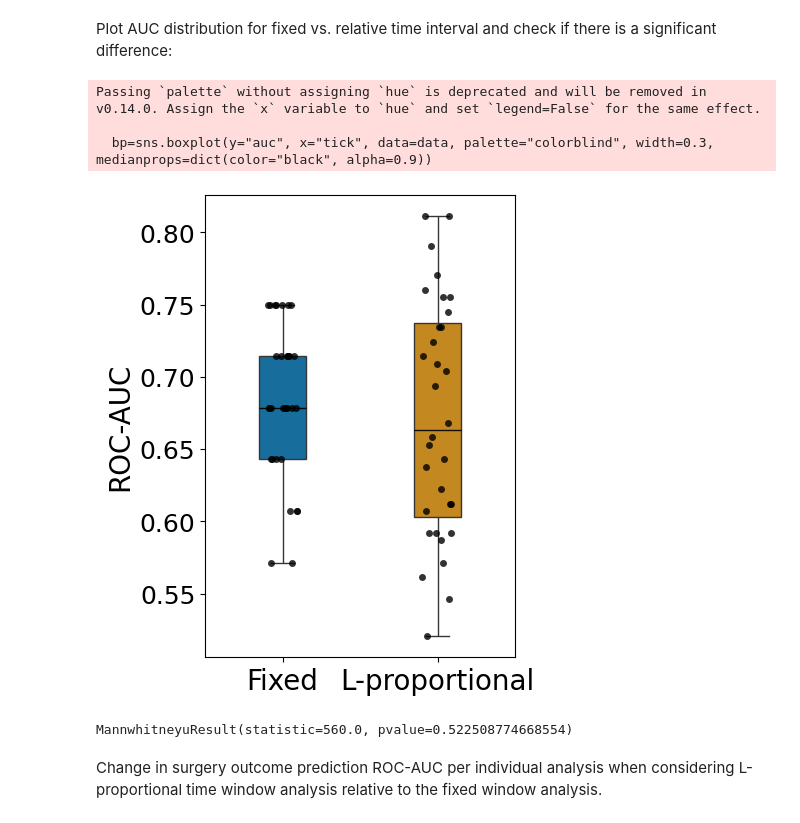
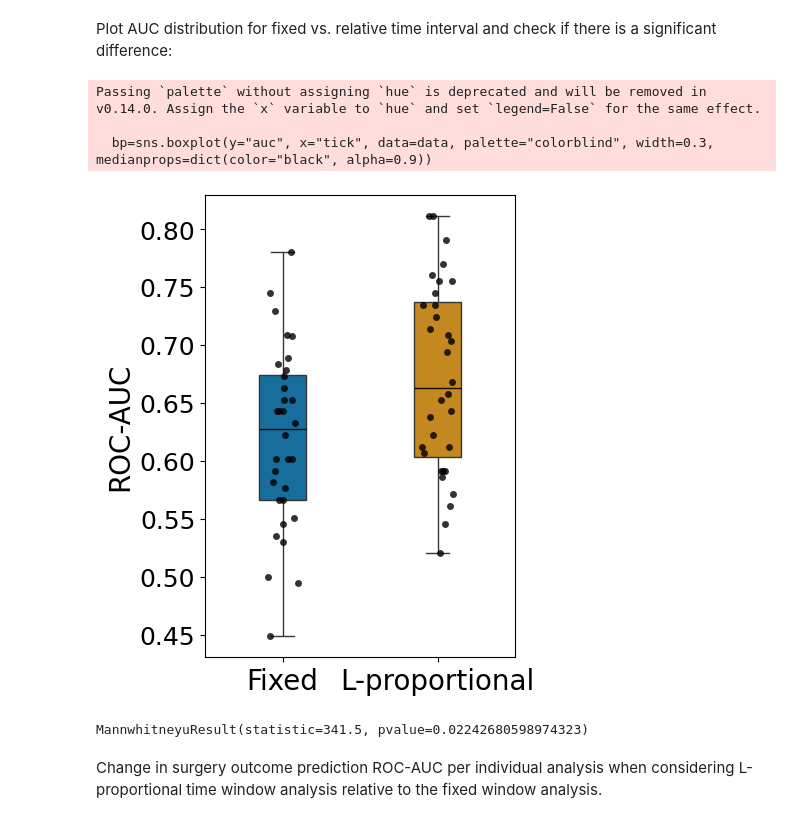
Before and after one commit to ivkarla/connectivity_change, a Jupyter notebook: notebooks/fixedL_transition_stats.ipynb, the cells around one changed output. Cells and saved outputs as stored; diff of their text form; code cells hidden in the pictures.

```diff
--- a/notebooks/fixedL_transition_stats.ipynb
+++ b/notebooks/fixedL_transition_stats.ipynb
@@ -63,42 +63,42 @@ Sigma = 114.20745952652496
 # %% [markdown]
 Plot AUC distribution for fixed vs. relative time interval and check if there is a significant difference:
 # %%
-fixed = pd.read_excel(main_folder + "AUC/AUC_percentage_NSfixed27.xlsx")
+fixed = pd.read_excel(main_folder + "1cm_rocauc_results_ns27.xlsx")
 relative = pd.read_excel(main_folder + "1cm_rocauc_results.xlsx")
 
 relative = relative[relative["WOI"]=="NS"]
 
 # Plot AUC distribution for fixed vs. relative time interval
 fauc = list(fixed["AUC"])
 rauc = list(relative["AUC"])
 ticks = ["FIXED"]*len(fauc)+["RELATIVE"]*len(rauc)
 
 data = {"auc":fauc+rauc,"tick":ticks}
 
 plt.figure(figsize=(4, 6))
 
 bp=sns.boxplot(y="auc", x="tick", data=data, palette="colorblind", width=0.3, medianprops=dict(color="black", alpha=0.9))
 bp=sns.stripplot(y="auc", x="tick", data=data, jitter=True, dodge=True, marker="o", alpha=0.8, color="black")
 
 plt.ylabel("ROC-AUC", size=20)
 plt.xlabel("")
 plt.yticks(fontsize=18)
 plt.xticks([0,1], ["Fixed", "L-proportional"], fontsize=20)
 plt.show()
 
 # P value
 t=0
 if shapiro(fauc)[1]<0.05 and shapiro(rauc)[1]<0.05:
     t=ttest_ind(fauc,rauc)
 else:
     t=mannwhitneyu(fauc,rauc,alternative="two-sided")
 print(t)
 # %% [output]
 Passing `palette` without assigning `hue` is deprecated and will be removed in v0.14.0. Assign the `x` variable to `hue` and set `legend=False` for the same effect.
 
   bp=sns.boxplot(y="auc", x="tick", data=data, palette="colorblind", width=0.3, medianprops=dict(color="black", alpha=0.9))
-[figure, old version]
+[figure, new version]
-MannwhitneyuResult(statistic=560.0, pvalue=0.522508774668554)
+MannwhitneyuResult(statistic=341.5, pvalue=0.02242680598974323)
 # %% [markdown]
 Change in surgery outcome prediction ROC-AUC per individual analysis when considering L-proportional time window analysis relative to the fixed window analysis.
 # %%
```
Also changed, not shown: parts of 1 cell of this notebook.
